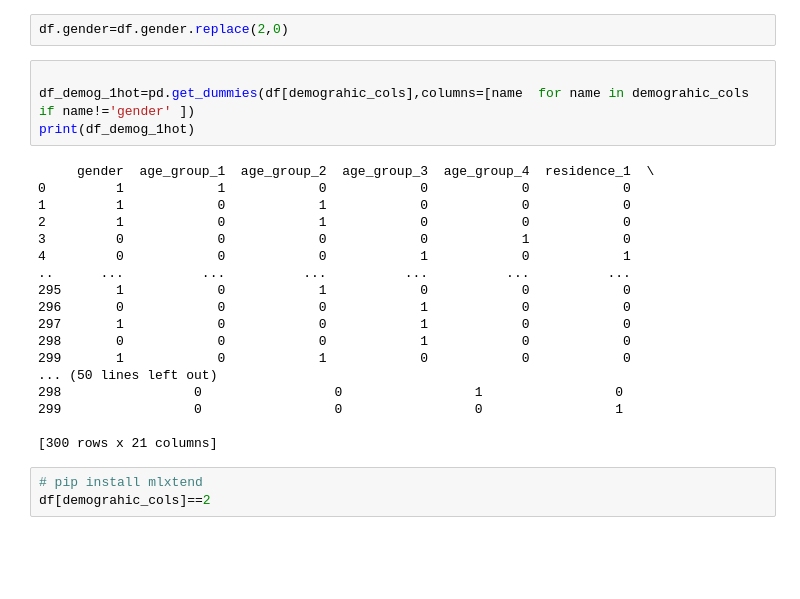
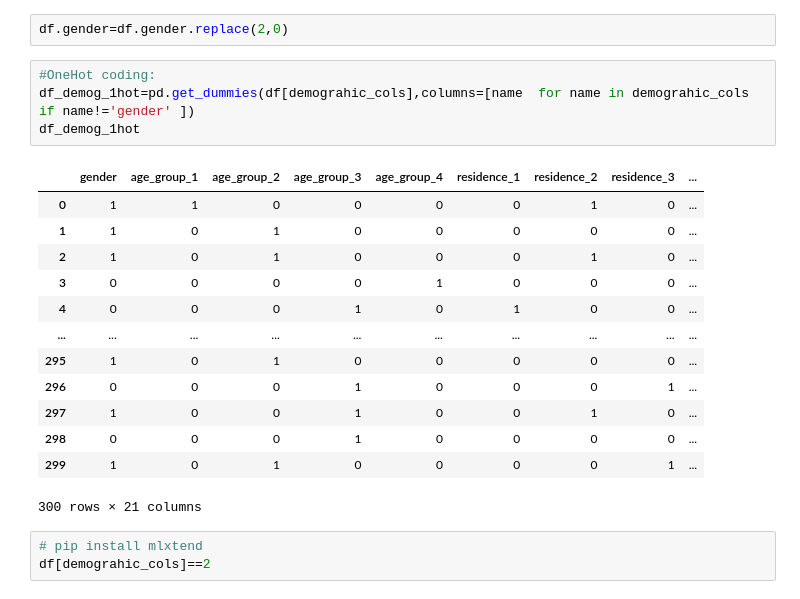
Before and after one commit to Harris-dev26/Data_mining, a Jupyter notebook: Project_file.ipynb, the cells around one changed output. Saved outputs shown, nothing was run; the diff lists cells and outputs as text; blank space fills up the shorter version.

```diff
--- a/Project_file.ipynb
+++ b/Project_file.ipynb
@@ -274,27 +274,23 @@ df_demog
 # %%
 df.gender=df.gender.replace(2,0)
 # %%
-
+#OneHot coding:
 df_demog_1hot=pd.get_dummies(df[demograhic_cols],columns=[name  for name in demograhic_cols if name!='gender' ])
-print(df_demog_1hot)
+df_demog_1hot
 # %% [output]
+|  | gender | age_group_1 | age_group_2 | age_group_3 | age_group_4 | residence_1 | residence_2 | residence_3 | ... |
+| 0 | 1 | 1 | 0 | 0 | 0 | 0 | 1 | 0 | ... |
+| 1 | 1 | 0 | 1 | 0 | 0 | 0 | 0 | 0 | ... |
+| 2 | 1 | 0 | 1 | 0 | 0 | 0 | 1 | 0 | ... |
+| 3 | 0 | 0 | 0 | 0 | 1 | 0 | 0 | 0 | ... |
+| 4 | 0 | 0 | 0 | 1 | 0 | 1 | 0 | 0 | ... |
+| ... | ... | ... | ... | ... | ... | ... | ... | ... | ... |
+| 295 | 1 | 0 | 1 | 0 | 0 | 0 | 0 | 0 | ... |
+| 296 | 0 | 0 | 0 | 1 | 0 | 0 | 0 | 1 | ... |
+| 297 | 1 | 0 | 0 | 1 | 0 | 0 | 1 | 0 | ... |
+| 298 | 0 | 0 | 0 | 1 | 0 | 0 | 0 | 0 | ... |
+| 299 | 1 | 0 | 1 | 0 | 0 | 0 | 0 | 1 | ... |
-     gender  age_group_1  age_group_2  age_group_3  age_group_4  residence_1  \
-0         1            1            0            0            0            0
-1         1            0            1            0            0            0
-2         1            0            1            0            0            0
-3         0            0            0            0            1            0
-4         0            0            0            1            0            1
-..      ...          ...          ...          ...          ...          ...
-295       1            0            1            0            0            0
-296       0            0            0            1            0            0
-297       1            0            0            1            0            0
-298       0            0            0            1            0            0
-299       1            0            1            0            0            0
-... (50 lines left out)
-298                 0                 0                 1                 0
-299                 0                 0                 0                 1
-
-[300 rows x 21 columns]
+300 rows × 21 columns
 # %%
 # pip install mlxtend
 df[demograhic_cols]==2
```
